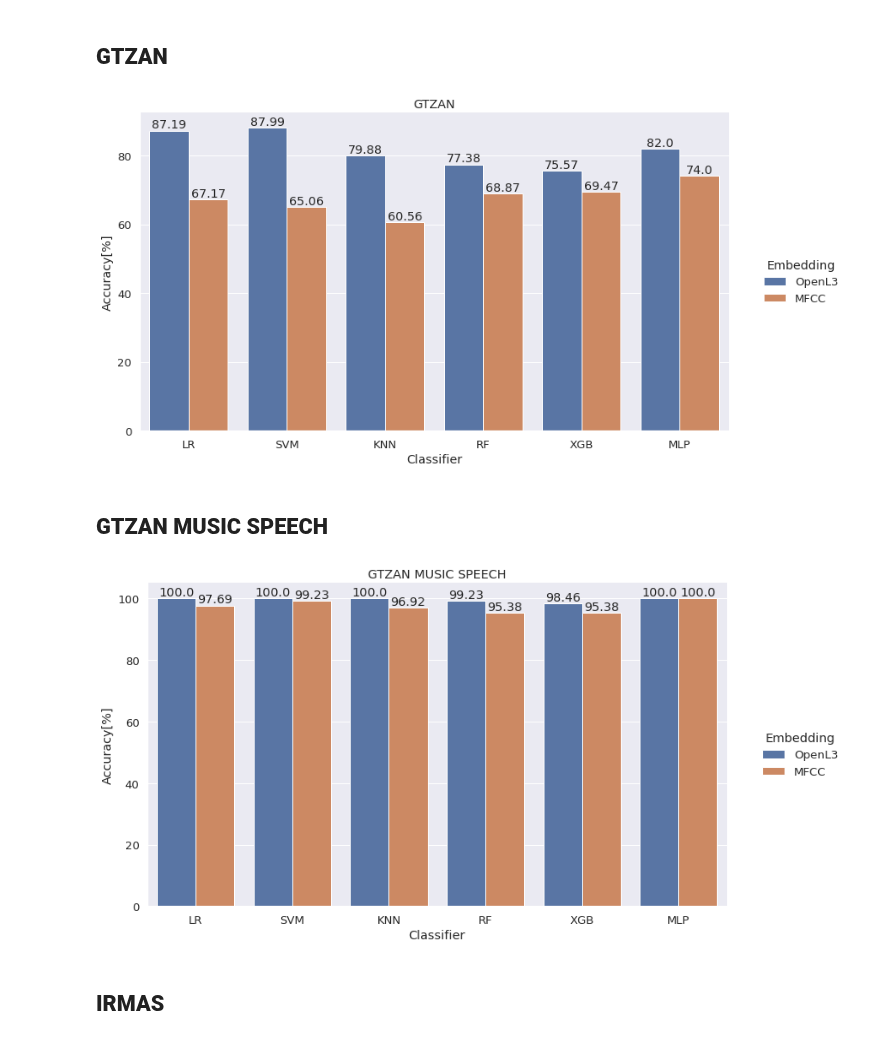
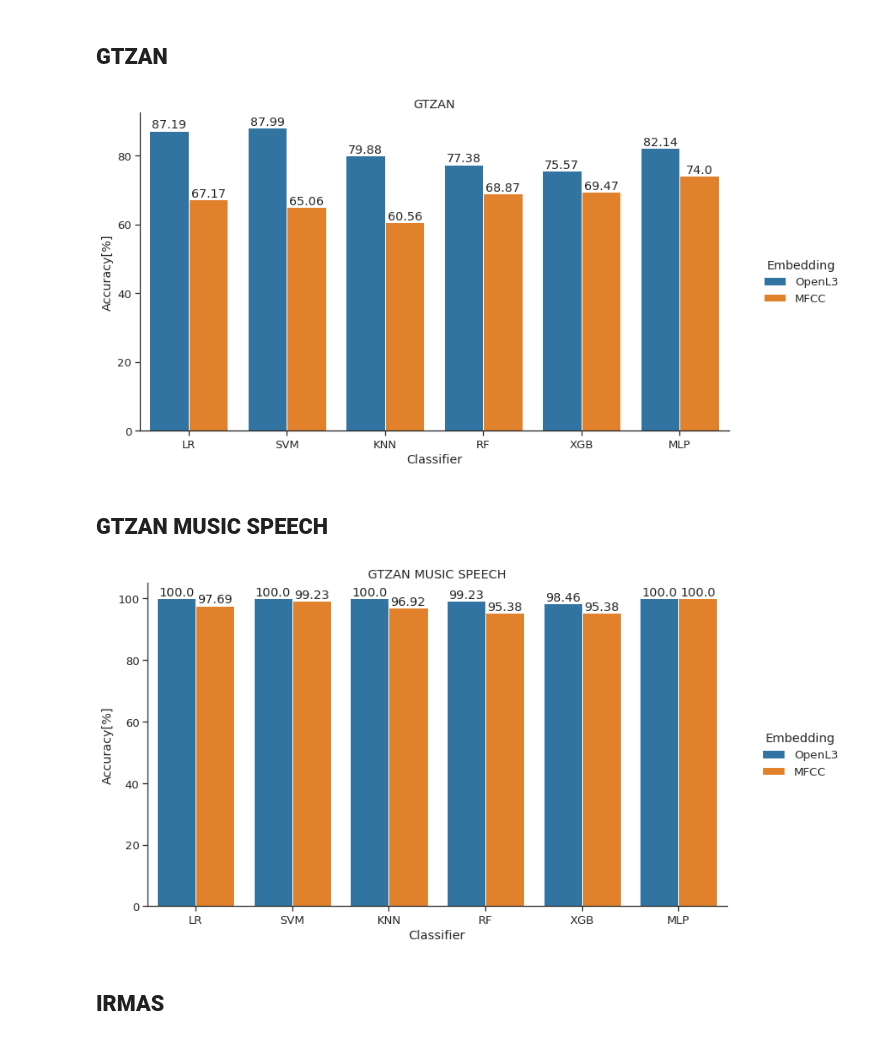
Before and after one commit to pszachew/Music-Genre-Classification, a Jupyter notebook: summary.ipynb, the cells around one changed output. Cells and saved outputs as stored; diff of their text form; code cells hidden in the pictures.

```diff
--- a/summary.ipynb
+++ b/summary.ipynb
@@ -55,7 +55,7 @@ Successfully installed fonttools-4.28.5 matplotlib-3.5.1
 #         "Accuracy":[0.8718787878787879,  0.8798787878787879, 0.7987878787878788, 0.4484646464646465, 0.7737676767676768, 0.7557070707070708, 0.82],
 #         "std":[0.01934406465729386, 0.02145069302854711, 0.03991519936685608, 0.03645674947366387, 0.03108607972416401, 0.027050356062081705, 0.0]}
 GTZAN_L3 = {"Classifier":["LR", "SVM", "KNN", "RF", "XGB", "MLP"],
-         "Accuracy":[0.8718787878787879,  0.8798787878787879, 0.7987878787878788,  0.7737676767676768, 0.7557070707070708, 0.82],
+         "Accuracy":[0.8718787878787879,  0.8798787878787879, 0.7987878787878788,  0.7737676767676768, 0.7557070707070708, 0.82143],
          "std":[0.01934406465729386, 0.02145069302854711, 0.03991519936685608,  0.03108607972416401, 0.027050356062081705, 0.0]}
 # %%
 GTZAN_L3 = pd.DataFrame(GTZAN_L3)
@@ -99,7 +99,7 @@ GTZAN_concat['std'] = GTZAN_concat['std']*100
 # %% [markdown]
 ## **GTZAN**
 # %%
-sns.set_theme(font_scale=1.2)
+sns.set_theme(font_scale=1.2, style="ticks", palette="tab10")
 # %%
 g = sns.catplot(x="Classifier", y="Accuracy[%]", data=GTZAN_concat, kind="bar", hue="Embedding")
 g.fig.set_size_inches(14, 8)
@@ -111,7 +111,7 @@ for c in ax.containers:
     ax.bar_label(c, labels=labels, label_type='edge')
 plt.show()
 # %% [output]
-[figure, old version]
+[figure, new version]
 # %% [markdown]
 ## **GTZAN MUSIC SPEECH**
 # %%
@@ -139,18 +139,18 @@ GTZAN_concat = pd.concat([GTZAN_MS_L3, GTZAN_MS_MFCC], axis=0)
 GTZAN_concat['Accuracy[%]'] = GTZAN_concat['Accuracy']*100
 GTZAN_concat['std'] = GTZAN_concat['std']*100
 # %%
-sns.set_theme(font_scale=1.2)
+sns.set_theme(font_scale=1.2,style="ticks", palette="tab10")
 g = sns.catplot(x="Classifier", y="Accuracy[%]", data=GTZAN_concat, kind="bar", hue="Embedding")
 g.fig.set_size_inches(14, 8)
 g.fig.subplots_adjust(top=0.81, right=0.86)
 plt.title("GTZAN MUSIC SPEECH")
 ax = g.facet_axis(0,0)
 for c in ax.containers:
     labels = [f"{round((v.get_height()),2)}" for v in c]
     ax.bar_label(c, labels=labels, label_type='edge')
 plt.show()
 # %% [output]
-[figure, old version]
+[figure, new version]
 # %% [markdown]
 ## **IRMAS**
 # %%
```
Also changed, not shown: parts of 6 cells of this notebook.
